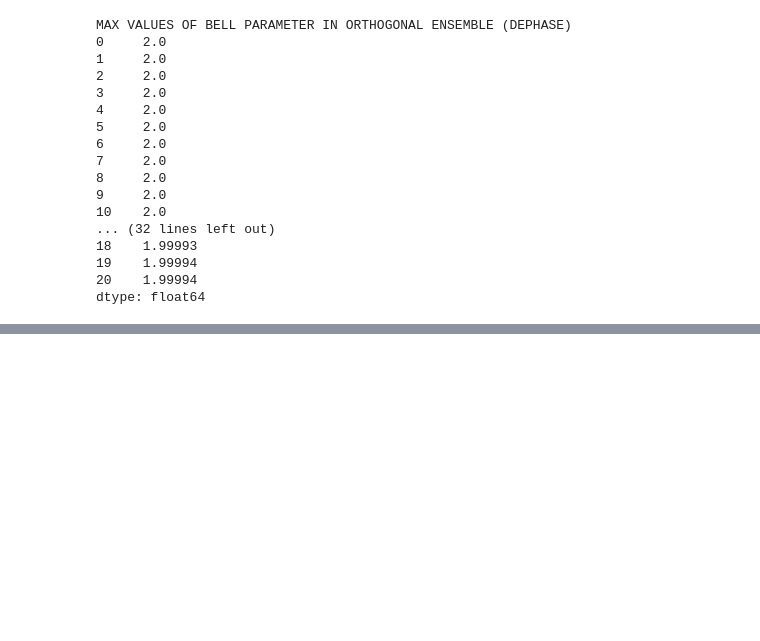
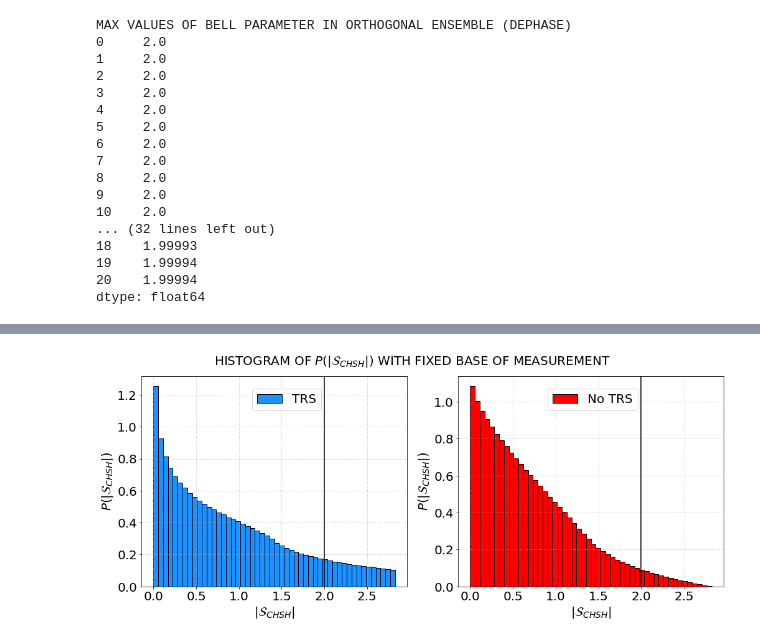
Before and after one commit to Rafffaelb/Dirac_Billiard, a Jupyter notebook: Chiral/Data_Analysis/Dirac_Bell_Parameter.ipynb, the cells around one changed output, grey strips where cells are left out. Cells and saved outputs as stored; diff of their text form; code cells hidden in the pictures; blank space fills up the shorter version.

Commit message:
Implementing Simulation of Bell Parameter with fixed base of measurement

```diff
--- a/Chiral/Data_Analysis/Dirac_Bell_Parameter.ipynb
+++ b/Chiral/Data_Analysis/Dirac_Bell_Parameter.ipynb
@@ -321 +325,4 @@ axs[1].axvline(2, color = 'black')
 [figure]
+# %%
+df_Bell_Parameter_O_Fixed_Base = pd.read_csv(r'Bell_Parameter/Bell_Fixed_Base/Dirac_Bell_Parameter_O_Fixed_Base.txt', sep = '\t', header = None)
+df_Bell_Parameter_U_Fixed_Base = pd.read_csv(r'Bell_Parameter/Bell_Fixed_Base/Dirac_Bell_Parameter_U_Fixed_Base.txt', sep = '\t', header = None)
@@ -321,0 +345,26 @@ axs[1].axvline(2, color = 'black')
+# %%
+Violations_O_Fixed_Base = df_Bell_Parameter_O_Fixed_Base.values
+Violations_U_Fixed_Base = df_Bell_Parameter_U_Fixed_Base.values
+# %%
+fig, axs = plt.subplots(1,2, figsize = (14, 6), constrained_layout = True)
+
+fig.suptitle(r'HISTOGRAM OF $P(|\mathcal{S}_{CHSH}|)$ WITH FIXED BASE OF MEASUREMENT', fontsize = 20)
+
+axs[0].hist(Violations_O_Fixed_Base[:,0], bins = 50, color = 'dodgerblue', label = r'TRS', alpha = 1, density = True, histtype = 'bar', ec = 'black')
+axs[0].legend(prop = {'size': 20}, bbox_to_anchor = (0.7, 0.97))
+axs[0].set_xlabel(r'$|\mathcal{S}_{CHSH}|$', fontsize = 20)
+axs[0].tick_params(axis = 'both', which = 'major', labelsize = 20)
+axs[0].set_ylabel('$P(|\mathcal{S}_{CHSH}|)$', fontsize = 20)
+axs[0].axvline(2, color = 'black')
+
+axs[1].hist(Violations_U_Fixed_Base[:,0], bins = 50, color = 'red', label = r'No TRS', alpha = 1, density = True, histtype = 'bar', ec = 'black')
+axs[1].legend(prop = {'size': 20}, bbox_to_anchor = (0.7, 0.97))
+axs[1].set_xlabel(r'$|\mathcal{S}_{CHSH}|$', fontsize = 20)
+axs[1].tick_params(axis = 'both', which = 'major', labelsize = 20)
+axs[1].set_ylabel('$P(|\mathcal{S}_{CHSH}|)$', fontsize = 20)
+axs[1].axvline(2, color = 'black')
+
+axs[0].grid(linestyle = ':')
+axs[1].grid(linestyle = ':')
+# %% [output]
+[figure, added]
```
Also changed, not shown: parts of 10 cells of this notebook, 16 other files.
